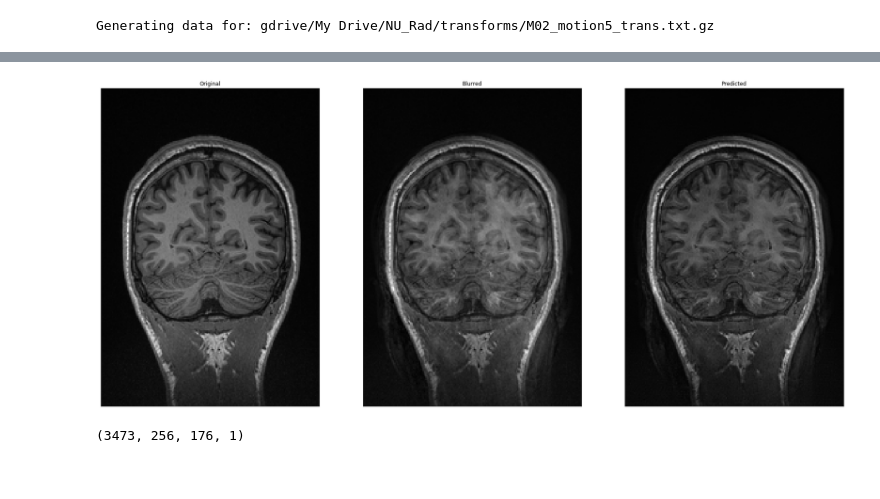
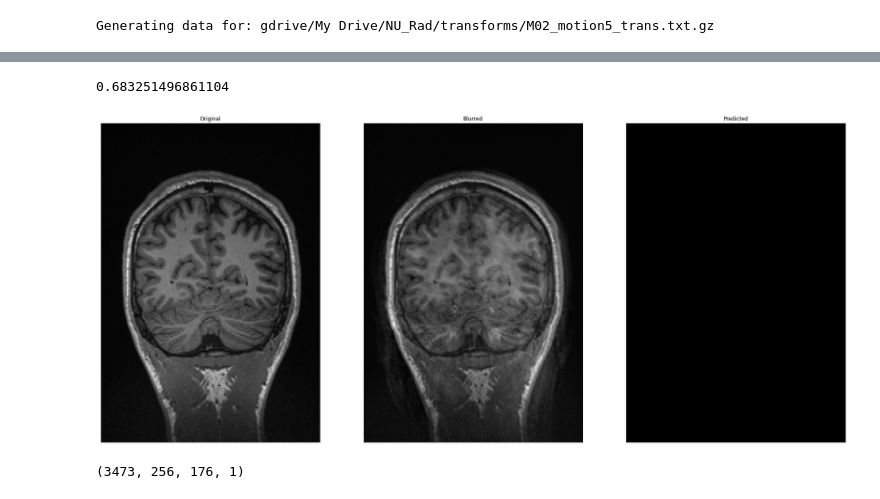
Before and after one commit to eyang9001/NU_Radiology, a Jupyter notebook: NU_Rad_Model.ipynb, the cells around one changed output, grey strips where cells are left out. Saved outputs shown, nothing was run; the diff lists cells and outputs as text; code cells hidden in the pictures.

```diff
--- a/NU_Rad_Model.ipynb
+++ b/NU_Rad_Model.ipynb
@@ -182,0 +194,3 @@ Generating data for: gdrive/My Drive/NU_Rad/transforms/M03_motion2_trans.txt.gz
+# %%
+X = np.reshape(X/854., (3473, 256, 176, 1))
+y = np.reshape(y/854., (3473, 256, 176, 1))
@@ -183,6 +203,6 @@ Generating data for: gdrive/My Drive/NU_Rad/transforms/M03_motion2_trans.txt.gz
 # %%
-X = np.reshape(X, (3473, 256, 176, 1))
-y = np.reshape(y, (3473, 256, 176))
+# first troubleshooting network
+
 model = Sequential()
 model.add(Conv2D(64, (5,5), padding='same', input_shape = X.shape[1:]))
 model.add(Activation("relu"))
@@ -217,0 +301,8 @@ Epoch 10/10
+# %%
+# Checkpoint
+check_path = 'gdrive/My Drive/NU_Rad/models/unet_mse_model'
+checkpoint = ModelCheckpoint(check_path, monitor='val_loss', verbose=1, save_best_only=True, mode='min')
+callbacks_list = [checkpoint]
+
+model = unet_model()
+model.fit(X, y, batch_size=10, validation_split=0.1, epochs = 3, use_multiprocessing=True, callbacks=callbacks_list)
@@ -222,13 +514,19 @@ Generating data for: gdrive/My Drive/NU_Rad/transforms/M02_motion5_trans.txt.gz
+# %%
+np.amax(train_input)
+# %% [output]
+0.683251496861104
 # %%
+# Results from unet
+
 predict_slice = 120
-X_input = np.reshape(X_predict[predict_slice], (1, 256, 176, 1))
+X_input = np.reshape(X_predict[predict_slice]/854., (1, 256, 176, 1))
 predict_out = model.predict(np.array(X_input))
 
 output = np.reshape(predict_out, (256, 176))
 # output = output*690
-visualize3(y_predict[predict_slice], X_predict[predict_slice], output)
+visualize3(y_predict[predict_slice]/854., X_predict[predict_slice], output)
 # %% [output]
-[figure, old version]
+[figure, new version]
 # %%
 np.shape(X)
 # %% [output]
```
Also changed, not shown: parts of 13 cells of this notebook.
